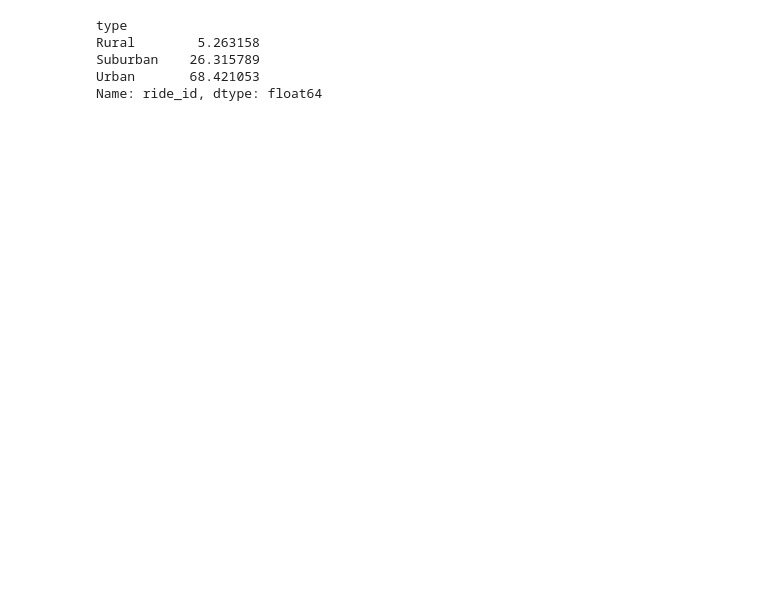
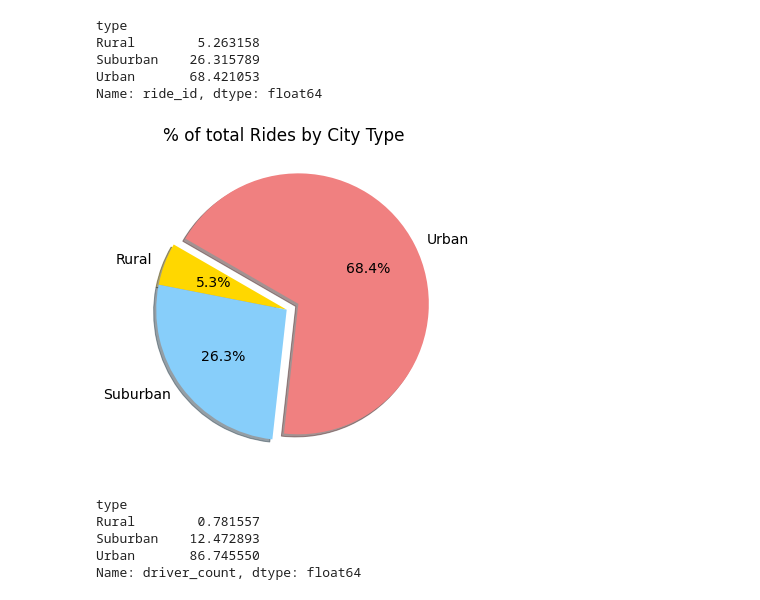
Before and after one commit to Loukya-Shivapooja/PyBer_Analysis, a Jupyter notebook: PyBer.ipynb, the cells around one changed output. Saved outputs shown, nothing was run; the diff lists cells and outputs as text; code cells hidden in the pictures; blank space fills up the shorter version.

Commit message:
complete Analysis with Charts

```diff
--- a/PyBer.ipynb
+++ b/PyBer.ipynb
@@ -848,11 +848,24 @@ Name: ride_id, dtype: float64
 # %%
 # build the percentage of Fares by city type pie chart
 import matplotlib as mpl
 plt.subplots(figsize=(10,6))
 plt.pie(ride_percentage, labels=["Rural", "Suburban", "Urban"],
         colors=["gold","lightskyblue","lightcoral"],
         explode=[0,0,0.1], autopct='%1.1f%%', shadow = True, startangle = 150)
-plt.title("% of total Fares by City Type ")
+plt.title("% of total Rides by City Type ")
 mpl.rcParams['font.size'] = 14
-plt.savefig("analysis/Fig5.png")
+plt.savefig("analysis/Fig6.png")
 plt.show()
+# %% [output]
+[figure, added]
+# %%
+# Percentage of drivers by city type
+driver_percentage = 100 * pyber_data_df.groupby(["type"]).sum()["driver_count"] / pyber_data_df["driver_count"].sum()
+
+driver_percentage
+# %% [output]
+type
+Rural        0.781557
+Suburban    12.472893
+Urban       86.745550
+Name: driver_count, dtype: float64
```
Also changed, not shown: parts of 3 cells of this notebook.
